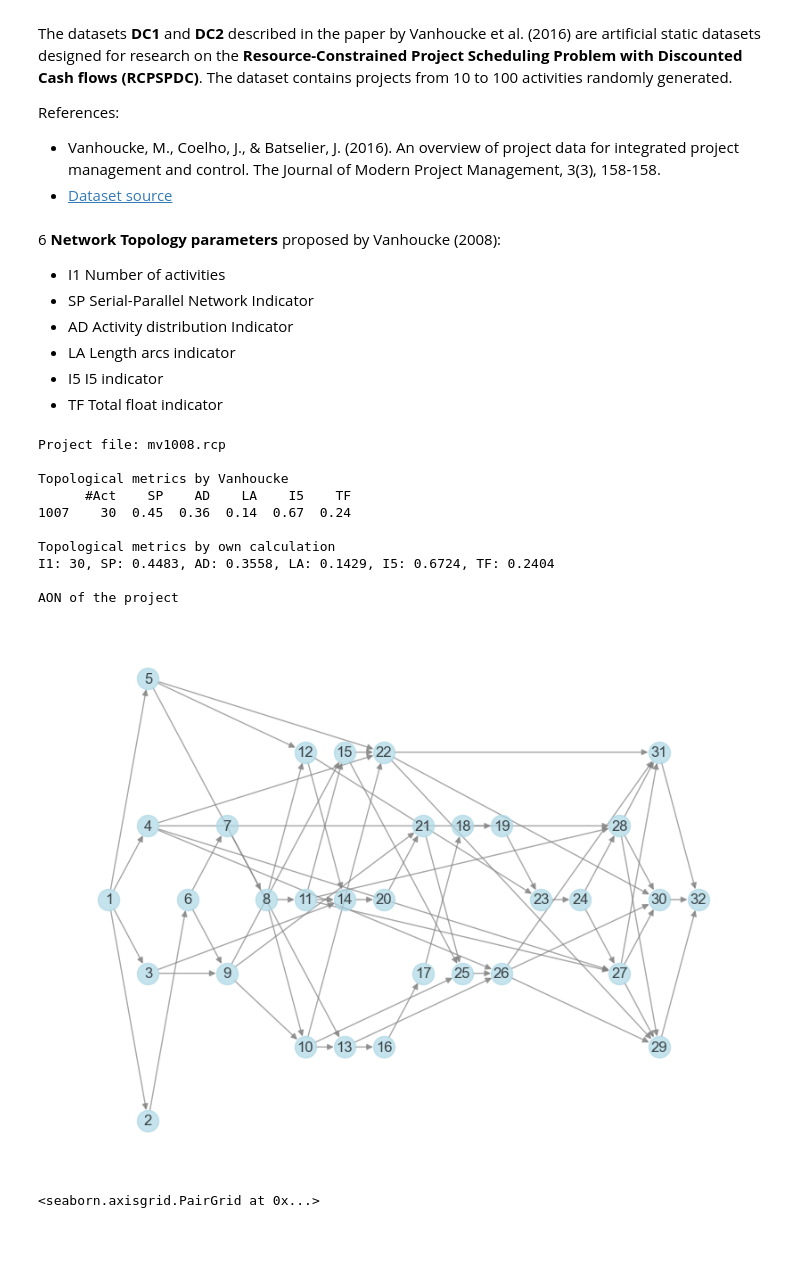
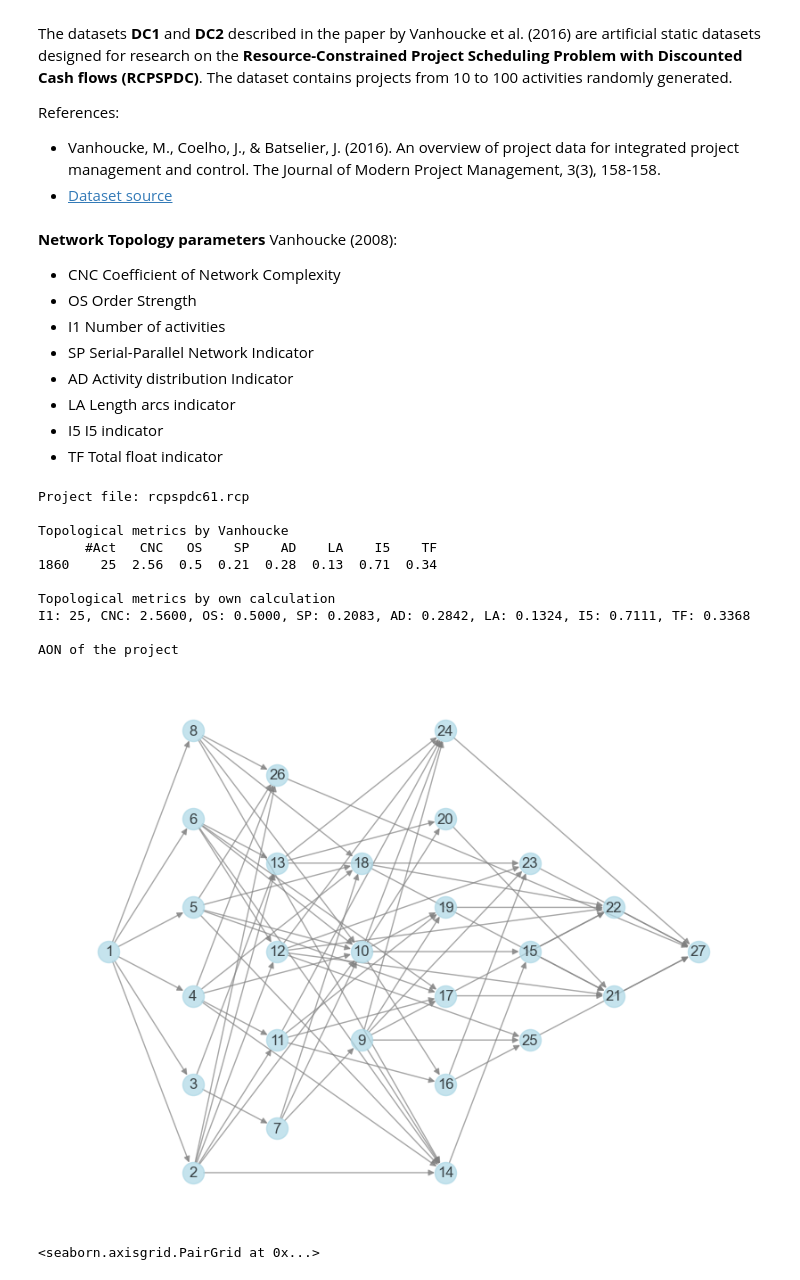
Before and after one commit to jismartin/GlassBoxEVM, a Jupyter notebook: exploratory_analysis.ipynb, the cells around one changed output. Drawn from its saved outputs; the diff is of its cells as text; code cells hidden in the pictures; blank space fills up the shorter version.

```diff
--- a/exploratory_analysis.ipynb
+++ b/exploratory_analysis.ipynb
@@ -21,7 +21,9 @@ References:
 - Vanhoucke, M., Coelho, J., & Batselier, J. (2016). An overview of project data for integrated project management and control. The Journal of Modern Project Management, 3(3), 158-158.
 - [Dataset source](https://www.projectmanagement.ugent.be/research/project_scheduling/rcpsp)
 # %% [markdown]
-6 **Network Topology parameters** proposed by Vanhoucke (2008):
+**Network Topology parameters** Vanhoucke (2008):
+- CNC   Coefficient of Network Complexity
+- OS    Order Strength
 - I1	Number of activities
 - SP	Serial-Parallel Network Indicator
 - AD	Activity distribution Indicator
@@ -32,34 +34,34 @@ References:
 # Metadata
 df_metadata = pd.read_csv('data/dc_dataset_metadata.txt', sep='\t')
 # %%
-topological_index=['#Act','SP','AD','LA','I5','TF']
+topological_index=['#Act','CNC', 'OS','SP','AD','LA','I5','TF']
 # %%
 # Check own calculation of topological indices
 id=df_metadata.sample(1).index
 file=df_metadata.loc[id,'FileName'].values[0]
 if '\\' in file:
     file = file.split('\\')[1]
 print(f"Project file: {file}")
 print("\nTopological metrics by Vanhoucke")
 print(df_metadata.loc[id,topological_index])
 G = read_dag_file(f"data\DC_all\{file}")
 print("\nTopological metrics by own calculation")
-I1, SP, AD, LA, I5, TF= compute_topological_indicators(G)
-print(f"I1: {I1}, SP: {SP:0.4f}, AD: {AD:0.4f}, LA: {LA:0.4f}, I5: {I5:0.4f}, TF: {TF:0.4f}")
+I1, CNC, OS, SP, AD, LA, I5, TF= compute_topological_indicators(G)
+print(f"I1: {I1}, CNC: {CNC:0.4f}, OS: {OS:0.4f}, SP: {SP:0.4f}, AD: {AD:0.4f}, LA: {LA:0.4f}, I5: {I5:0.4f}, TF: {TF:0.4f}")
 print(f"\nAON of the project")
 visualize_dag(G)
 # %% [output]
-Project file: mv1008.rcp
+Project file: rcpspdc61.rcp
 
 Topological metrics by Vanhoucke
-      #Act    SP    AD    LA    I5    TF
-1007    30  0.45  0.36  0.14  0.67  0.24
+      #Act   CNC   OS    SP    AD    LA    I5    TF
+1860    25  2.56  0.5  0.21  0.28  0.13  0.71  0.34
 
 Topological metrics by own calculation
-I1: 30, SP: 0.4483, AD: 0.3558, LA: 0.1429, I5: 0.6724, TF: 0.2404
+I1: 25, CNC: 2.5600, OS: 0.5000, SP: 0.2083, AD: 0.2842, LA: 0.1324, I5: 0.7111, TF: 0.3368
 
 AON of the project
-[figure, old version]
+[figure, new version]
 # %%
 sns.pairplot(df_metadata[['#Act','SP','SubSet']],hue='SubSet')
 # %% [output]
```
Also changed, not shown: parts of 4 cells of this notebook, 1 other file.
